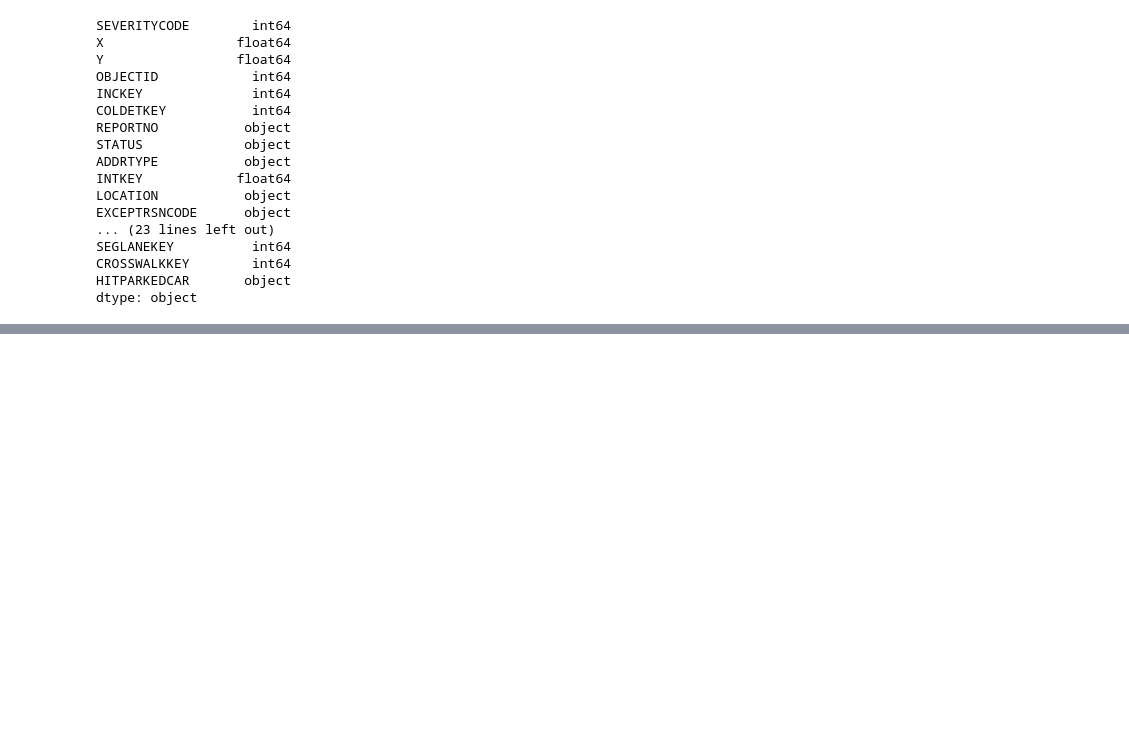
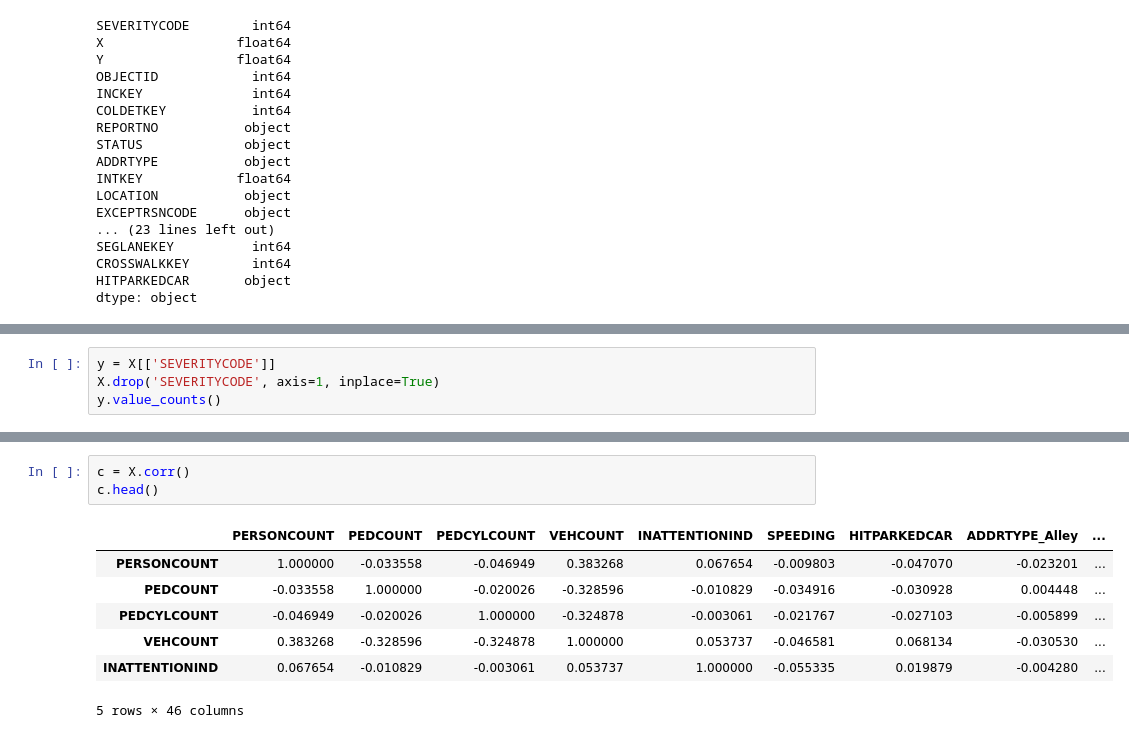
Before and after one commit to strakh/Coursera_Capstone, a Jupyter notebook: capstone.ipynb, the cells around one changed output, grey strips where cells are left out. Cells and saved outputs as stored; diff of their text form; blank space fills up the shorter version.

```diff
--- a/capstone.ipynb
+++ b/capstone.ipynb
@@ -70,0 +294,4 @@ df[["INCDATE"]].sort_values("INCDATE", ascending=True).head()
+# %%
+y = X[['SEVERITYCODE']]
+X.drop('SEVERITYCODE', axis=1, inplace=True)
+y.value_counts()
@@ -70,0 +311,11 @@ df[["INCDATE"]].sort_values("INCDATE", ascending=True).head()
+# %%
+c = X.corr()
+c.head()
+# %% [output]
+|  | PERSONCOUNT | PEDCOUNT | PEDCYLCOUNT | VEHCOUNT | INATTENTIONIND | SPEEDING | HITPARKEDCAR | ADDRTYPE_Alley | ... |
+| PERSONCOUNT | 1.000000 | -0.033558 | -0.046949 | 0.383268 | 0.067654 | -0.009803 | -0.047070 | -0.023201 | ... |
+| PEDCOUNT | -0.033558 | 1.000000 | -0.020026 | -0.328596 | -0.010829 | -0.034916 | -0.030928 | 0.004448 | ... |
+| PEDCYLCOUNT | -0.046949 | -0.020026 | 1.000000 | -0.324878 | -0.003061 | -0.021767 | -0.027103 | -0.005899 | ... |
+| VEHCOUNT | 0.383268 | -0.328596 | -0.324878 | 1.000000 | 0.053737 | -0.046581 | 0.068134 | -0.030530 | ... |
+| INATTENTIONIND | 0.067654 | -0.010829 | -0.003061 | 0.053737 | 1.000000 | -0.055335 | 0.019879 | -0.004280 | ... |
+5 rows × 46 columns
```
Also changed, not shown: parts of 48 cells of this notebook.
